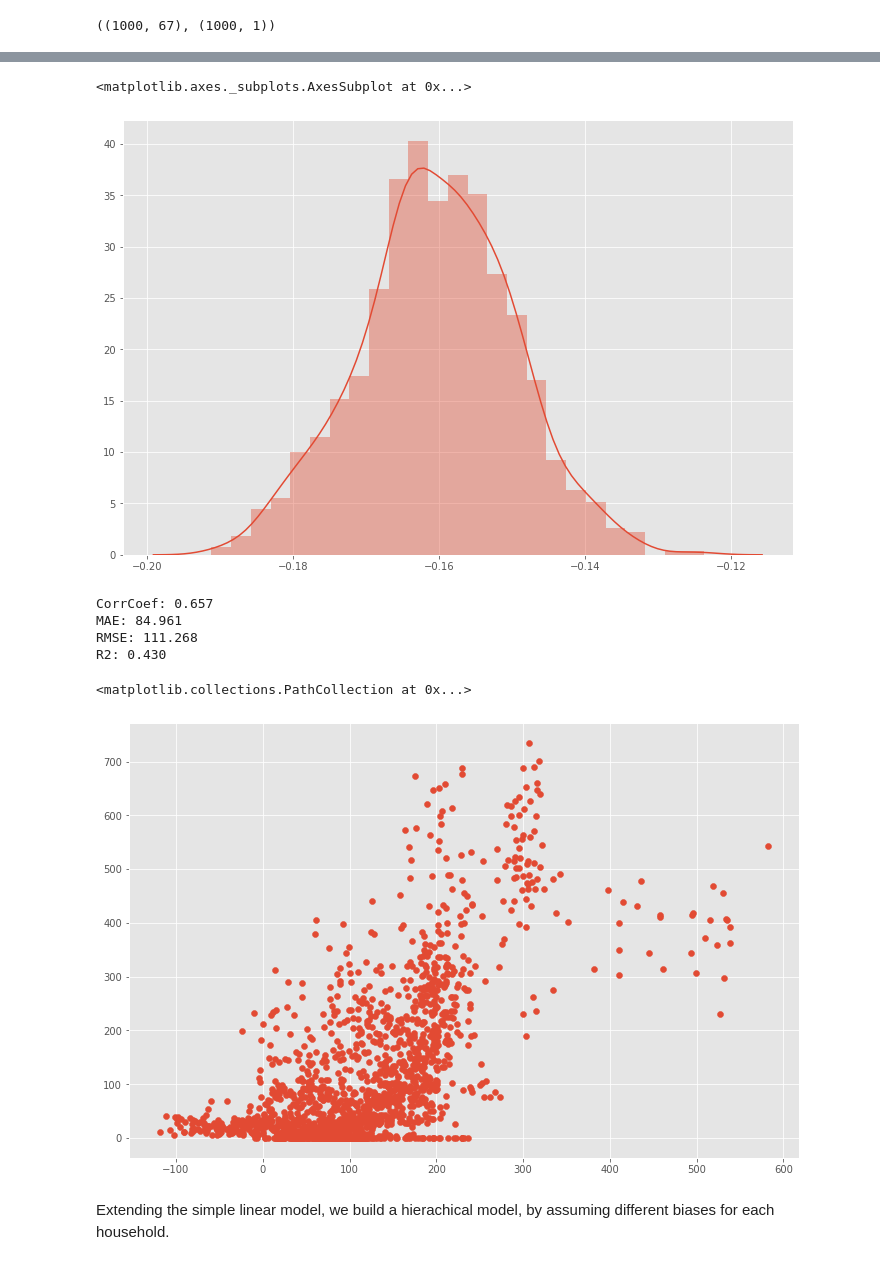
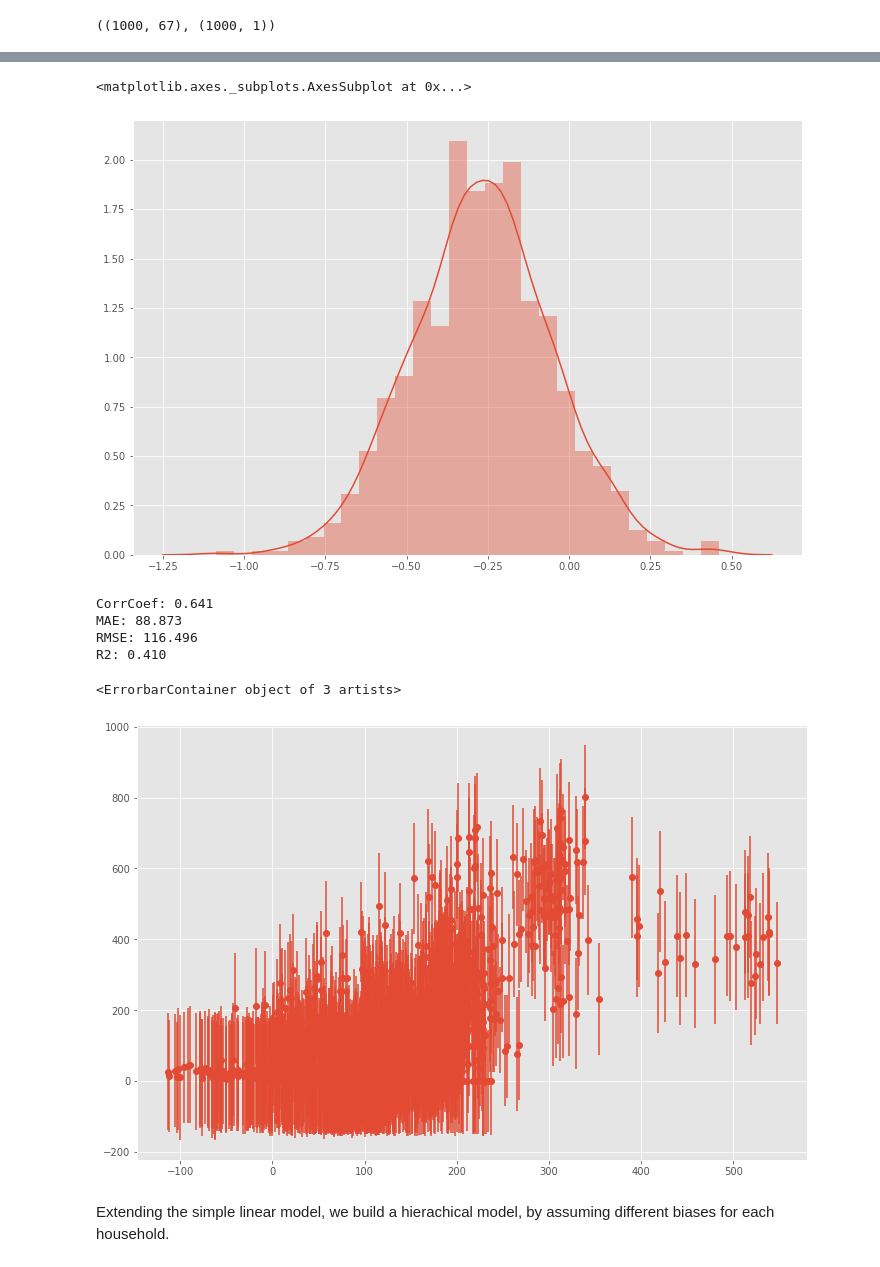
Before and after one commit to jmontalvo94/mbml-energy-predictor, a Jupyter notebook: 3_Scripts/Hierarchical _Model.ipynb, the cells around one changed output, grey strips where cells are left out. Cells and saved outputs as stored; diff of their text form; code cells hidden in the pictures.

```diff
--- a/3_Scripts/Hierarchical _Model.ipynb
+++ b/3_Scripts/Hierarchical _Model.ipynb
@@ -174,7 +178,7 @@ def model(X, obs=None):
     return y
 # %%
 # Define guide function
-guide = AutoDiagonalNormal(model)
+guide = AutoMultivariateNormal(model)
 
 # Reset parameter values
 pyro.clear_param_store()
@@ -228,7 +234,7 @@ for i in range(X.shape[1]):
 sns.distplot(alpha_samples)
 # %% [output]
 <matplotlib.axes._subplots.AxesSubplot at 0x...>
-[figure, old version]
+[figure, new version]
 # %%
 # extract expected values of the parameters
 alpha_hat = samples["alpha"].mean(axis=0).detach().numpy()
@@ -236,3 +246,5 @@ beta_hat = samples["beta"].mean(axis=0).detach().numpy()
 # %%
 # make predictions for test set
 y_hat = alpha_hat + np.dot(X_test, beta_hat.T)
+#many predictions
+yhats = [(alpha_hat + np.dot(X_test, beta_hat.T)) for alpha_hat, beta_hat in zip(alpha_samples, beta_samples)]
@@ -239,3 +258,6 @@ y_hat = alpha_hat + np.dot(X_test, beta_hat.T)
+# %%
+y_var = np.std(yhats, axis=0)
+y_var = y_var *std + mean
 # %%
 # convert back to the original scale
 preds = y_hat * std + mean
@@ -244,15 +266,15 @@ y_true = y_test * std + mean
 corr, mae, rae, rmse, r2 = compute_error(y_true, preds)
 print("CorrCoef: %.3f\nMAE: %.3f\nRMSE: %.3f\nR2: %.3f" % (corr, mae, rmse, r2))
 # %% [output]
-CorrCoef: 0.657
-MAE: 84.961
-RMSE: 111.268
-R2: 0.430
+CorrCoef: 0.641
+MAE: 88.873
+RMSE: 116.496
+R2: 0.410
 # %%
-plt.scatter(preds.flatten(), y_true.flatten())
+plt.errorbar(preds.flatten(), y_true.flatten(), yerr=y_var, fmt='o')
 # %% [output]
-<matplotlib.collections.PathCollection at 0x...>
+<ErrorbarContainer object of 3 artists>
-[figure, old version]
+[figure, new version]
 # %% [markdown]
 Extending the simple linear model, we build a hierachical model, by assuming different biases for each household.
 # %%
```
Also changed, not shown: parts of 19 cells of this notebook.
